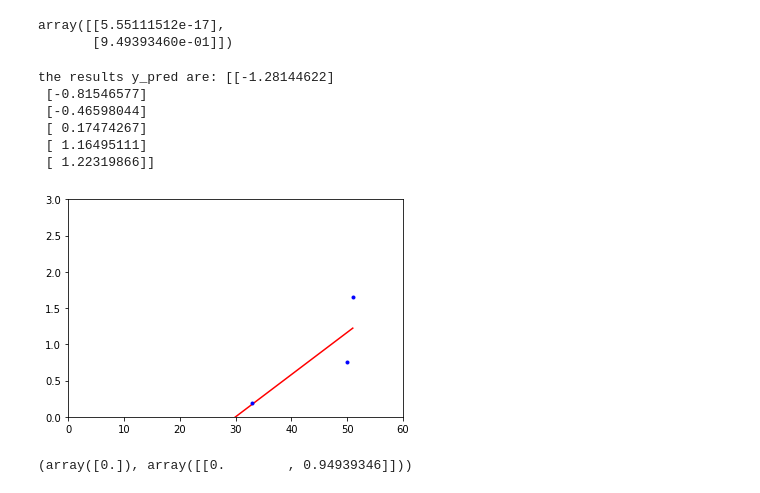
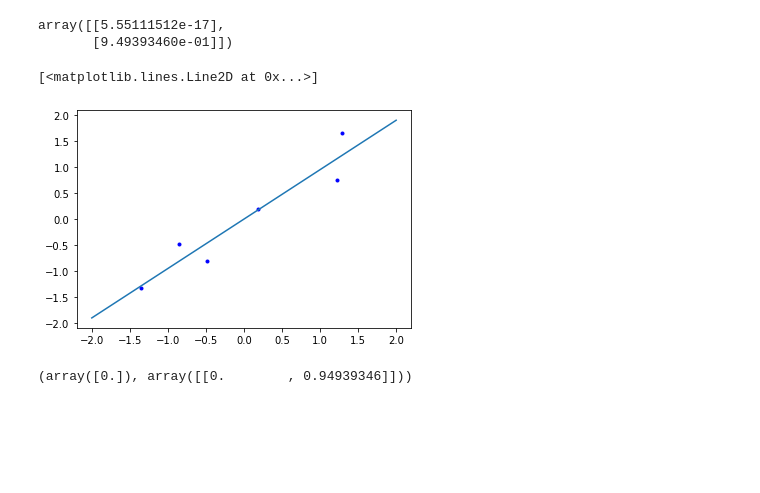
Before and after one commit to ngohuongly/CS634, a Jupyter notebook: Copy_of_maximum_likelihood_Ngo_Huong_Ly.ipynb, the cells around one changed output. Saved outputs shown, nothing was run; the diff lists cells and outputs as text; code cells hidden in the pictures; blank space fills up the shorter version.

```diff
--- a/Copy_of_maximum_likelihood_Ngo_Huong_Ly.ipynb
+++ b/Copy_of_maximum_likelihood_Ngo_Huong_Ly.ipynb
@@ -189,22 +189,15 @@ theta_best
 # %% [output]
 array([[5.55111512e-17],
        [9.49393460e-01]])
-# %%
-#predict y_pred using x
-y_pred = X_b.dot(theta_best)
-print("the results y_pred are:", y_pred)
-plt.plot(x,y_pred, "r-")
-plt.plot(x, y, "b.")
-plt.axis([0, 60, 0, 3])
-plt.show()
-# %% [output]
-the results y_pred are: [[-1.28144622]
- [-0.81546577]
- [-0.46598044]
- [ 0.17474267]
- [ 1.16495111]
- [ 1.22319866]]
-[figure, removed]
+# %%
+plt.plot(X_b[:,1], y, "b.")
+X_new = np.array([[-2], [2]])
+X_new_b = np.c_[np.ones((2, 1)), X_new]
+y_predict = X_new_b.dot(theta_best)
+plt.plot(X_new, y_predict)
+# %% [output]
+[<matplotlib.lines.Line2D at 0x...>]
+[figure, added]
 # %%
 #using linear_regression to find the parameters of the Pmodel
 from sklearn.linear_model import LinearRegression
```
Also changed, not shown: parts of 8 cells of this notebook.
